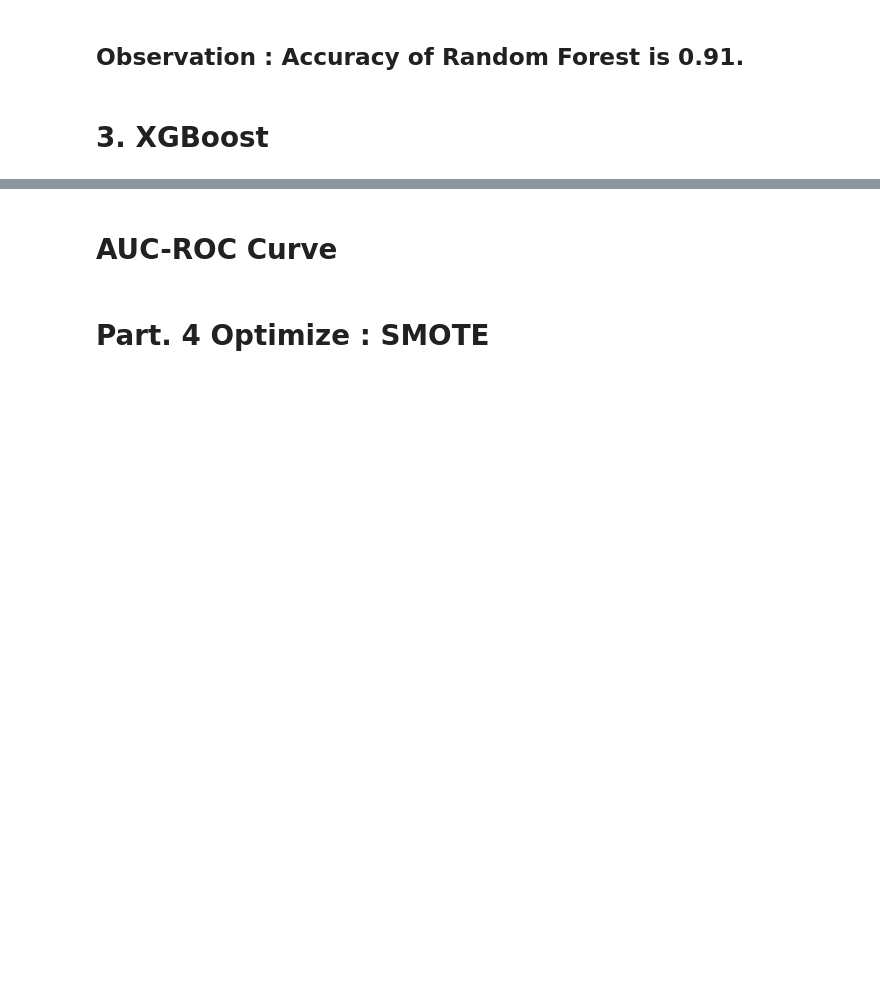
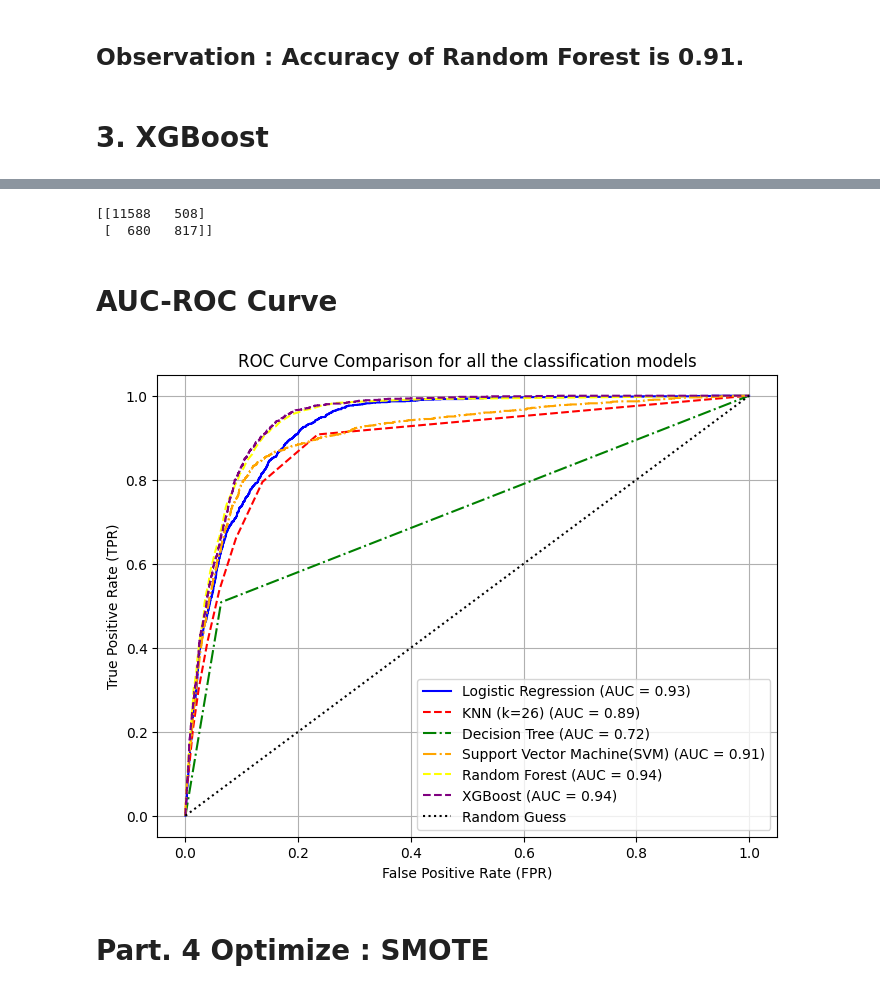
Before and after one commit to Elvis-Jekir/bank_marketing, a Jupyter notebook: bank_marketing.ipynb, the cells around one changed output, grey strips where cells are left out. Drawn from its saved outputs; the diff is of its cells as text; code cells hidden in the pictures; blank space fills up the shorter version.

```diff
--- a/bank_marketing.ipynb
+++ b/bank_marketing.ipynb
@@ -299,7 +397,7 @@ plt.show()
 from sklearn.model_selection import cross_val_score
 from statistics import mean
 # %%
-knn_27 = KNeighborsClassifier(n_neighbors=27)
-score_k_27 = cross_val_score(knn_27, X_train, y_train, cv=5)
-avg_score_k_27 = mean(score_k_27)
-print(f"Average score for 27 neighbors: {avg_score_k_27}")
+knn_10 = KNeighborsClassifier(n_neighbors=10)
+score_k_10 = cross_val_score(knn_10, X_train, y_train, cv=5)
+avg_score_k_10 = mean(score_k_10)
+print(f"Average score for 27 neighbors: {avg_score_k_10}")
@@ -306,4 +406,4 @@ print(f"Average score for 27 neighbors: {avg_score_k_27}")
 # %%
-knn_27.fit(X_train, y_train)
-Y_knn_pred = knn_27.predict(X_test)
+knn_10.fit(X_train, y_train)
+Y_knn_pred = knn_10.predict(X_test)
 # %%
@@ -359,12 +517,15 @@ print(classification_report(y_test, Y_xgb_pred, target_names=target_names))
 # %%
 print(confusion_matrix(y_test, Y_xgb_pred))
+# %% [output]
+[[11588   508]
+ [  680   817]]
 # %% [markdown]
 # AUC-ROC Curve
 # %%
 from sklearn.metrics import roc_curve, auc
 # %%
 Y_lr_probs = lr.predict_proba(X_test)[:, 1]
-Y_knn_13_probs = knn_13.predict_proba(X_test)[:, 1]
+Y_knn_10_probs = knn_10.predict_proba(X_test)[:, 1]
 Y_dt_probs = dt_clr.predict_proba(X_test)[:, 1]
 Y_svm_probs = svc.predict_proba(X_test)[:, 1]
 Y_rf_probs = rf.predict_proba(X_test)[:, 1]
@@ -374,40 +535,42 @@ Y_xgb_pred_probs = xgb_clf.predict_proba(X_test)[:, 1]
 fpr_lr, tpr_lr, _ = roc_curve(y_test, Y_lr_probs)
 auc_lr = auc(fpr_lr, tpr_lr)
 
-fpr_knn, tpr_knn, _ = roc_curve(y_test, Y_knn_13_probs)
+fpr_knn, tpr_knn, _ = roc_curve(y_test, Y_knn_10_probs)
 auc_knn = auc(fpr_knn, tpr_knn)
 
 fpr_dt, tpr_dt, _ = roc_curve(y_test, Y_dt_probs)
 auc_dt = auc(fpr_dt, tpr_dt)
 
 fpr_svm, tpr_svm, _ = roc_curve(y_test, Y_svm_probs)
 auc_svm = auc(fpr_svm, tpr_svm)
 
 fpr_rf, tpr_rf, _ = roc_curve(y_test, Y_rf_probs)
 auc_rf = auc(fpr_rf, tpr_rf)
 
 fpr_xgb, tpr_xgb, _ = roc_curve(y_test, Y_xgb_pred_probs)
 auc_xgb = auc(fpr_xgb, tpr_xgb)
 
 # Plot both ROC curves
 plt.figure(figsize=(8, 6))
 plt.plot(fpr_lr, tpr_lr, color='blue', label=f'Logistic Regression (AUC = {auc_lr:.2f})')
 plt.plot(fpr_knn, tpr_knn, color='red', linestyle='dashed', label=f'KNN (k=26) (AUC = {auc_knn:.2f})')
 plt.plot(fpr_dt, tpr_dt, color='green', linestyle='dashdot', label=f'Decision Tree (AUC = {auc_dt:.2f})')
 plt.plot(fpr_svm, tpr_svm, color='orange', linestyle='dashdot', label=f'Support Vector Machine(SVM) (AUC = {auc_svm:.2f})')
 plt.plot(fpr_rf, tpr_rf, color='yellow', linestyle='dashed', label=f'Random Forest (AUC = {auc_rf:.2f})')
 plt.plot(fpr_xgb, tpr_xgb, color='purple', linestyle='dashed', label=f'XGBoost (AUC = {auc_xgb:.2f})')
 
 # Random guess line
 plt.plot([0, 1], [0, 1], color='black', linestyle='dotted', label='Random Guess')
 
 # Labels and Title
 plt.xlabel("False Positive Rate (FPR)")
 plt.ylabel("True Positive Rate (TPR)")
 plt.title("ROC Curve Comparison for all the classification models")
 plt.legend()
 plt.grid(True)
 plt.show()
+# %% [output]
+[figure, added]
 # %% [markdown]
 # Part. 4 Optimize : SMOTE
 # %%
```
Also changed, not shown: parts of 79 cells of this notebook, 2 other files.
